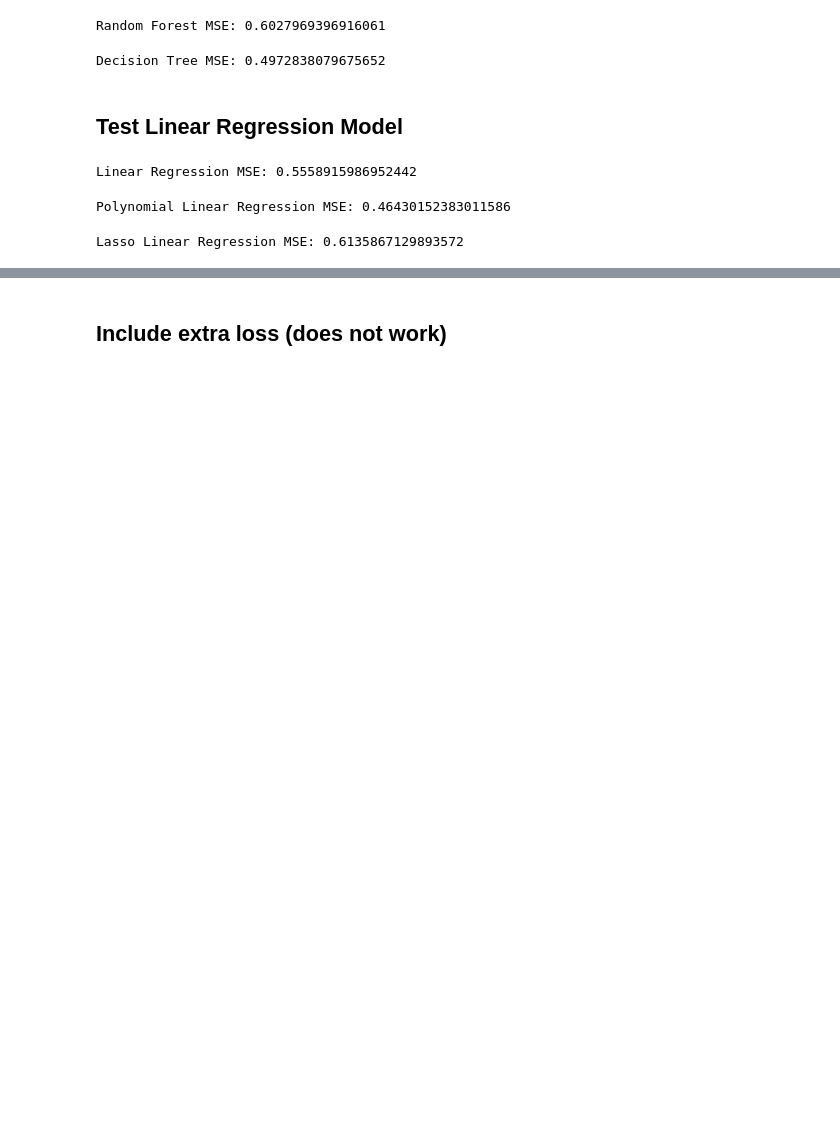
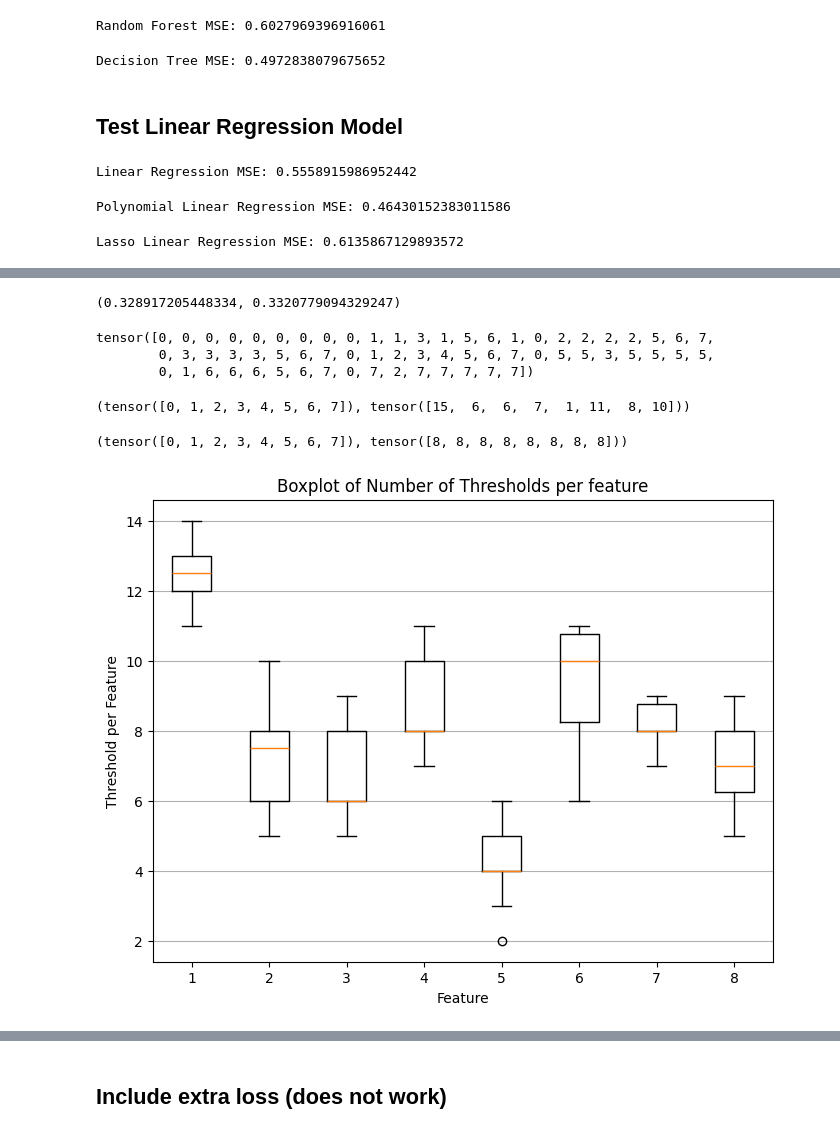
Before and after one commit to kschr40/FeatureCompression, a Jupyter notebook: CompressedFeature.ipynb, the cells around one changed output, grey strips where cells are left out. Saved outputs shown, nothing was run; the diff lists cells and outputs as text; code cells hidden in the pictures; blank space fills up the shorter version.

```diff
--- a/CompressedFeature.ipynb
+++ b/CompressedFeature.ipynb
@@ -492,0 +725,5 @@ Lasso Linear Regression MSE: 0.6135867129893572
+# %%
+optimizer = torch.optim.Adam(combined_model_new.parameters(), lr=0.003)
+criterion = nn.MSELoss()
+n_epochs = 25
+train_combined_model_new(combined_model_new, train_loader, test_loader, optimizer, criterion, n_epochs, device = device)
@@ -492,0 +745,53 @@ Lasso Linear Regression MSE: 0.6135867129893572
+# %%
+eval_val(combined_model_new, test_loader, device = device), eval_val(combined_model_new, test_loader, eval=True, device = device)
+# %% [output]
+(0.328917205448334, 0.3320779094329247)
+# %%
+feature_index_after = combined_model_new.feature_selection_layer.get_features()
+feature_index_after
+# %% [output]
+tensor([0, 0, 0, 0, 0, 0, 0, 0, 0, 1, 1, 3, 1, 5, 6, 1, 0, 2, 2, 2, 2, 5, 6, 7,
+        0, 3, 3, 3, 3, 5, 6, 7, 0, 1, 2, 3, 4, 5, 6, 7, 0, 5, 5, 3, 5, 5, 5, 5,
+        0, 1, 6, 6, 6, 5, 6, 7, 0, 7, 2, 7, 7, 7, 7, 7])
+# %%
+feature_idx, feature_count = torch.unique(feature_index_after, return_counts=True)
+# %% [output]
+(tensor([0, 1, 2, 3, 4, 5, 6, 7]), tensor([15,  6,  6,  7,  1, 11,  8, 10]))
+# %%
+torch.unique(feature_index_before, return_counts=True)
+# %% [output]
+(tensor([0, 1, 2, 3, 4, 5, 6, 7]), tensor([8, 8, 8, 8, 8, 8, 8, 8]))
+# %%
+runs = 10
+device = 'cpu'
+feature_count_total = torch.zeros(runs,num_features)
+for f in tqdm(range(runs)):
+    n_epochs = 25
+    a_init = torch.randn(num_thresholds)
+    a_index = torch.arange(num_thresholds)
+
+    feature_selection_layer = FeatureSelectionLayer(first_index, second_index)
+    compressed_model = CompressedModel(a_init, a_index)
+    linear_model = MLP_small(in_features = num_thresholds,
+                            out_features = 1,
+                            hidden_features = 64,
+                            num_layers = 2)
+    combined_model_new = CombinedModelNew(feature_selection_layer, compressed_model, linear_model)
+    optimizer = torch.optim.Adam(combined_model_new.parameters(), lr=0.003)
+    criterion = nn.MSELoss()
+    train_combined_model_new(combined_model_new, train_loader, test_loader, optimizer, criterion, n_epochs, device = device, print_result=False)
+    feature_index_after = combined_model_new.feature_selection_layer.get_features()
+    feature_idx, feature_count = torch.unique(feature_index_after, return_counts=True)
+    sort_idx = torch.argsort(feature_idx)
+    feature_count = feature_count[sort_idx]
+    feature_count_total[f] = feature_count
+# %%
+plt.figure(figsize=(8, 6))
+plt.boxplot(feature_count_total)
+plt.xlabel('Feature')
+plt.ylabel('Threshold per Feature')
+plt.title('Boxplot of Number of Thresholds per feature')
+plt.grid(axis='y')
+plt.show()
+# %% [output]
+[figure, added]
```
Also changed, not shown: parts of 72 cells of this notebook.
